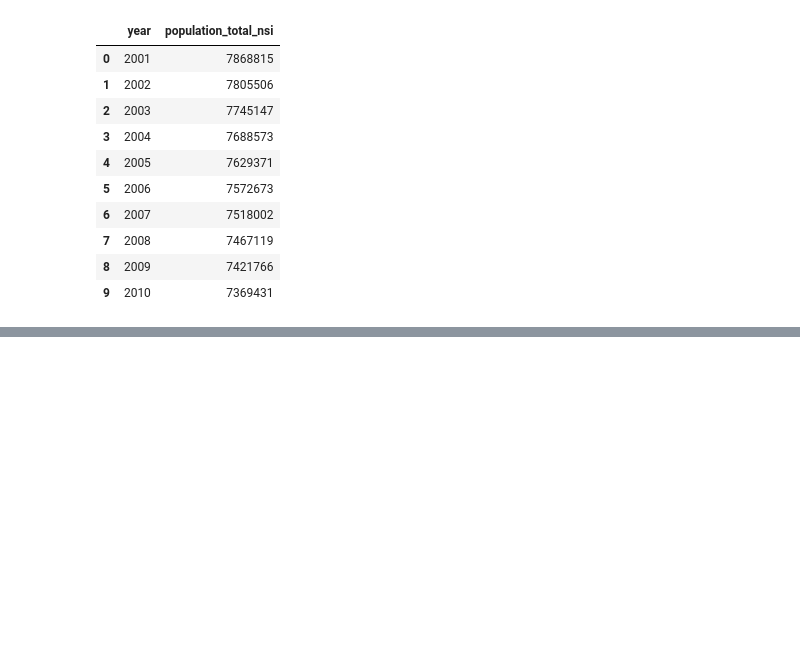
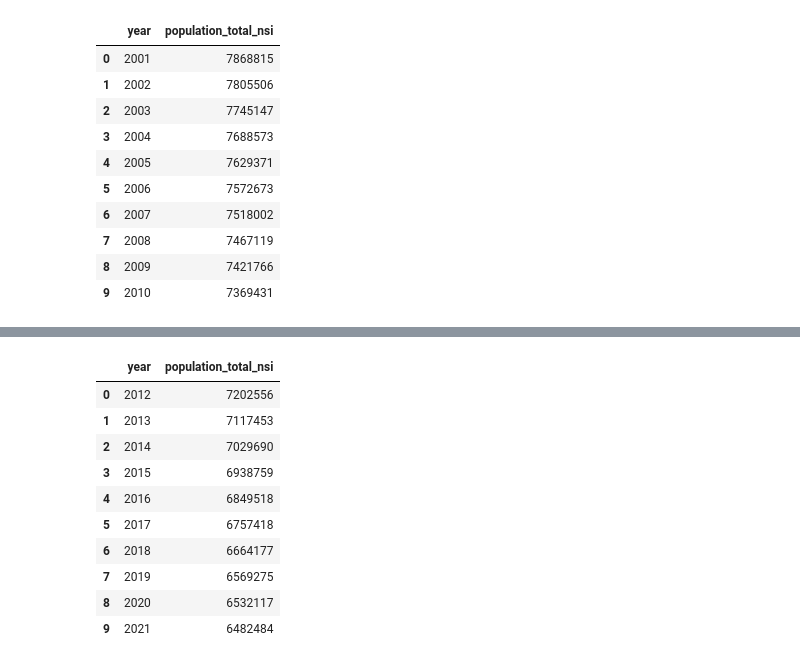
Before and after one commit to AleksM654/bulgaria-before-after-1989, a Jupyter notebook: notebooks/01_data_inspection_and_cleaning.ipynb, the cells around one changed output, grey strips where cells are left out. Cells and saved outputs as stored; diff of their text form; code cells hidden in the pictures; blank space fills up the shorter version.

```diff
--- a/notebooks/01_data_inspection_and_cleaning.ipynb
+++ b/notebooks/01_data_inspection_and_cleaning.ipynb
@@ -473,0 +541,24 @@ nsi_population_2001_2010
+# %%
+# assembling the second dataset from NSI for population
+
+nsi_population_2012_2021 = pd.DataFrame({
+    "year": year_labels_2.values,
+    "population_total_nsi": population_values_2.values
+})
+
+nsi_population_2012_2021["year"] = pd.to_numeric(nsi_population_2012_2021["year"])
+nsi_population_2012_2021["population_total_nsi"] = pd.to_numeric(nsi_population_2012_2021["population_total_nsi"])
+
+nsi_population_2012_2021.head(10)
+# %% [output]
+|  | year | population_total_nsi |
+| 0 | 2012 | 7202556 |
+| 1 | 2013 | 7117453 |
+| 2 | 2014 | 7029690 |
+| 3 | 2015 | 6938759 |
+| 4 | 2016 | 6849518 |
+| 5 | 2017 | 6757418 |
+| 6 | 2018 | 6664177 |
+| 7 | 2019 | 6569275 |
+| 8 | 2020 | 6532117 |
+| 9 | 2021 | 6482484 |
```
Also changed, not shown: parts of 9 cells of this notebook.
